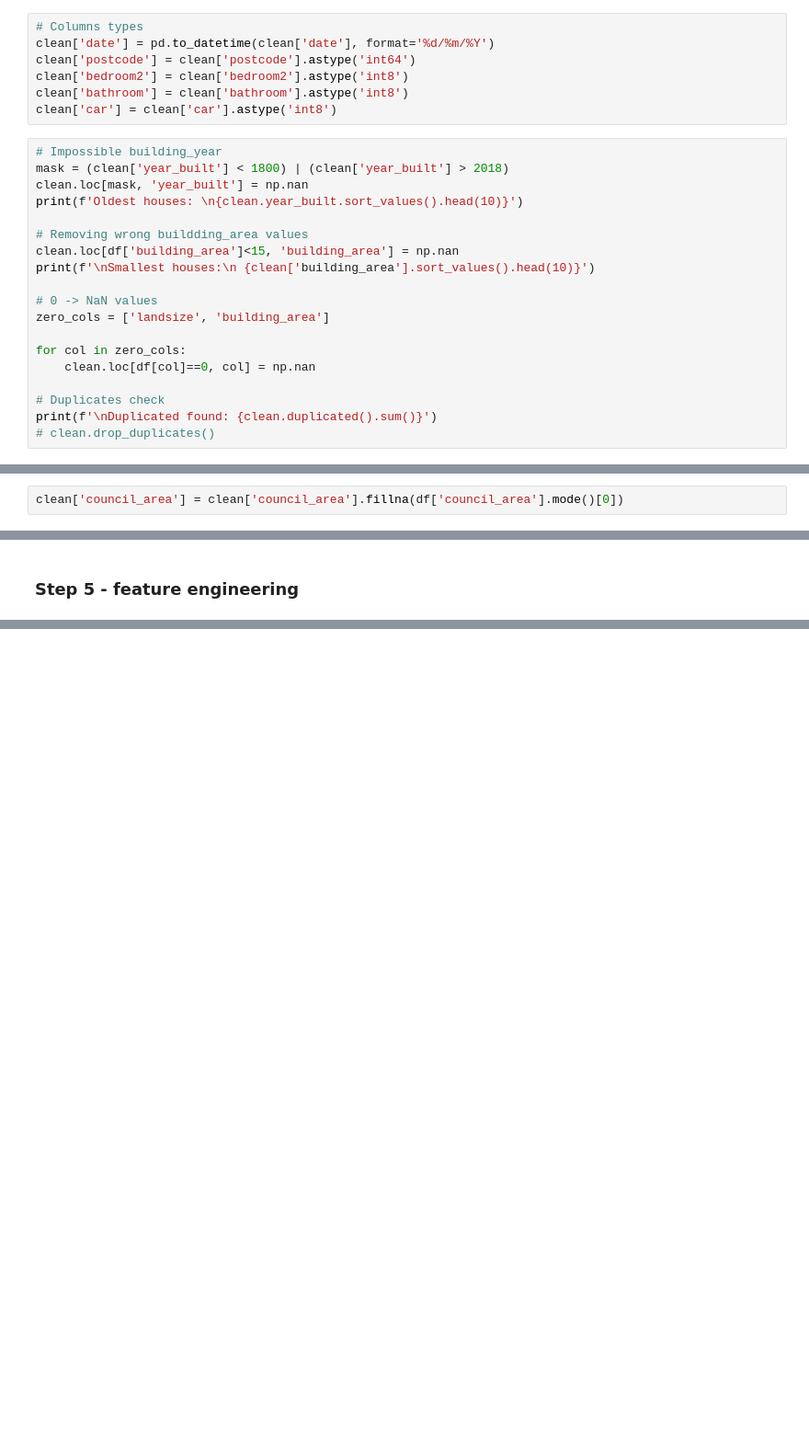
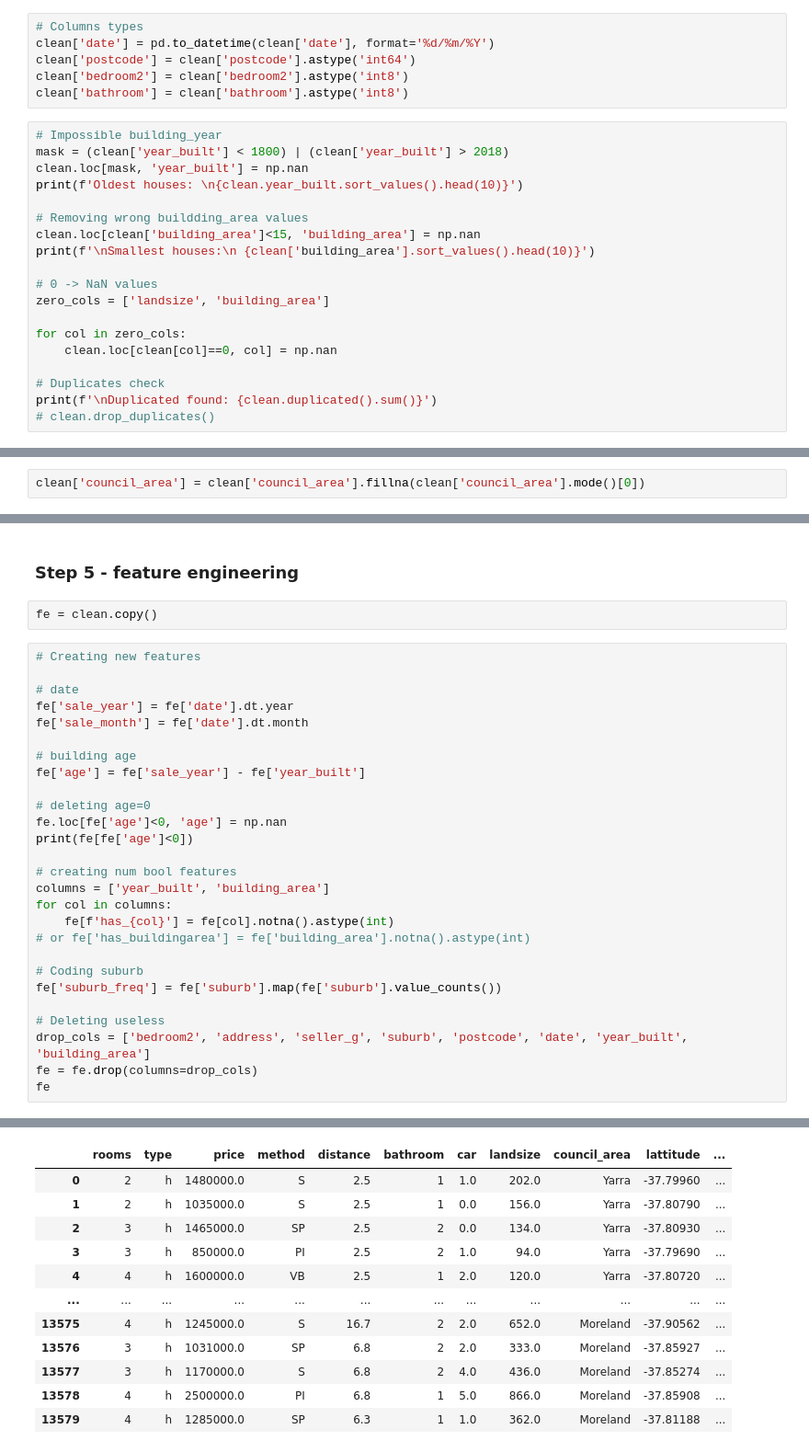
Before and after one commit to zzzer0-wav/Melbourne_Housing, a Jupyter notebook: notebooks/melbourne_housing.ipynb, the cells around one changed output, grey strips where cells are left out. Shown at 92% size. Drawn from its saved outputs; the diff is of its cells as text; blank space fills up the shorter version.

```diff
--- a/notebooks/melbourne_housing.ipynb
+++ b/notebooks/melbourne_housing.ipynb
@@ -155,7 +154,6 @@ clean['date'] = pd.to_datetime(clean['date'], format='%d/%m/%Y')
 clean['postcode'] = clean['postcode'].astype('int64')
 clean['bedroom2'] = clean['bedroom2'].astype('int8')
 clean['bathroom'] = clean['bathroom'].astype('int8')
-clean['car'] = clean['car'].astype('int8')
 # %%
 # Impossible building_year
 mask = (clean['year_built'] < 1800) | (clean['year_built'] > 2018)
@@ -163,14 +161,14 @@ clean.loc[mask, 'year_built'] = np.nan
 print(f'Oldest houses: \n{clean.year_built.sort_values().head(10)}')
 
 # Removing wrong buildding_area values
-clean.loc[df['building_area']<15, 'building_area'] = np.nan
+clean.loc[clean['building_area']<15, 'building_area'] = np.nan
 print(f'\nSmallest houses:\n {clean['building_area'].sort_values().head(10)}')
 
 # 0 -> NaN values
 zero_cols = ['landsize', 'building_area']
 
 for col in zero_cols:
-    clean.loc[df[col]==0, col] = np.nan
+    clean.loc[clean[col]==0, col] = np.nan
 
 # Duplicates check
 print(f'\nDuplicated found: {clean.duplicated().sum()}')
@@ -204,7 +202,7 @@ After deleting 0 values in build area I found more weird min values from 1 to 15
 
 clean['car'] = clean['car'].fillna(clean['car'].median())
 # %%
-clean['council_area'] = clean['council_area'].fillna(df['council_area'].mode()[0])
+clean['council_area'] = clean['council_area'].fillna(clean['council_area'].mode()[0])
 # %%
 missing = clean.isna().sum()
 missing_pct = round(clean.isna().mean() * 100, 2)
@@ -312,2 +331,32 @@ The most expensive type of housing is h (house) as we can see on boxplot. Housin
 # %% [markdown]
 ### Step 5 - feature engineering
+# %%
+fe = clean.copy()
+# %%
+# Creating new features
+
+# date
+fe['sale_year'] = fe['date'].dt.year
+fe['sale_month'] = fe['date'].dt.month
+
+# building age
+fe['age'] = fe['sale_year'] - fe['year_built']
+
+# deleting age=0
+fe.loc[fe['age']<0, 'age'] = np.nan
+print(fe[fe['age']<0])
+
+# creating num bool features
+columns = ['year_built', 'building_area']
+for col in columns:
+    fe[f'has_{col}'] = fe[col].notna().astype(int)
+# or fe['has_buildingarea'] = fe['building_area'].notna().astype(int)
+
+# Coding suburb
+fe['suburb_freq'] = fe['suburb'].map(fe['suburb'].value_counts())
+
+# Deleting useless
+drop_cols = ['bedroom2', 'address', 'seller_g', 'suburb', 'postcode', 'date', 'year_built', 'building_area']
+fe = fe.drop(columns=drop_cols)
+fe
+# %% [output]
@@ -313,0 +366,12 @@ The most expensive type of housing is h (house) as we can see on boxplot. Housin
+|  | rooms | type | price | method | distance | bathroom | car | landsize | council_area | lattitude | ... |
+| 0 | 2 | h | 1480000.0 | S | 2.5 | 1 | 1.0 | 202.0 | Yarra | -37.79960 | ... |
+| 1 | 2 | h | 1035000.0 | S | 2.5 | 1 | 0.0 | 156.0 | Yarra | -37.80790 | ... |
+| 2 | 3 | h | 1465000.0 | SP | 2.5 | 2 | 0.0 | 134.0 | Yarra | -37.80930 | ... |
+| 3 | 3 | h | 850000.0 | PI | 2.5 | 2 | 1.0 | 94.0 | Yarra | -37.79690 | ... |
+| 4 | 4 | h | 1600000.0 | VB | 2.5 | 1 | 2.0 | 120.0 | Yarra | -37.80720 | ... |
+| ... | ... | ... | ... | ... | ... | ... | ... | ... | ... | ... | ... |
+| 13575 | 4 | h | 1245000.0 | S | 16.7 | 2 | 2.0 | 652.0 | Moreland | -37.90562 | ... |
+| 13576 | 3 | h | 1031000.0 | SP | 6.8 | 2 | 2.0 | 333.0 | Moreland | -37.85927 | ... |
+| 13577 | 3 | h | 1170000.0 | S | 6.8 | 2 | 4.0 | 436.0 | Moreland | -37.85274 | ... |
+| 13578 | 4 | h | 2500000.0 | PI | 6.8 | 1 | 5.0 | 866.0 | Moreland | -37.85908 | ... |
+| 13579 | 4 | h | 1285000.0 | SP | 6.3 | 1 | 1.0 | 362.0 | Moreland | -37.81188 | ... |
```
Also changed, not shown: parts of 10 cells of this notebook.
